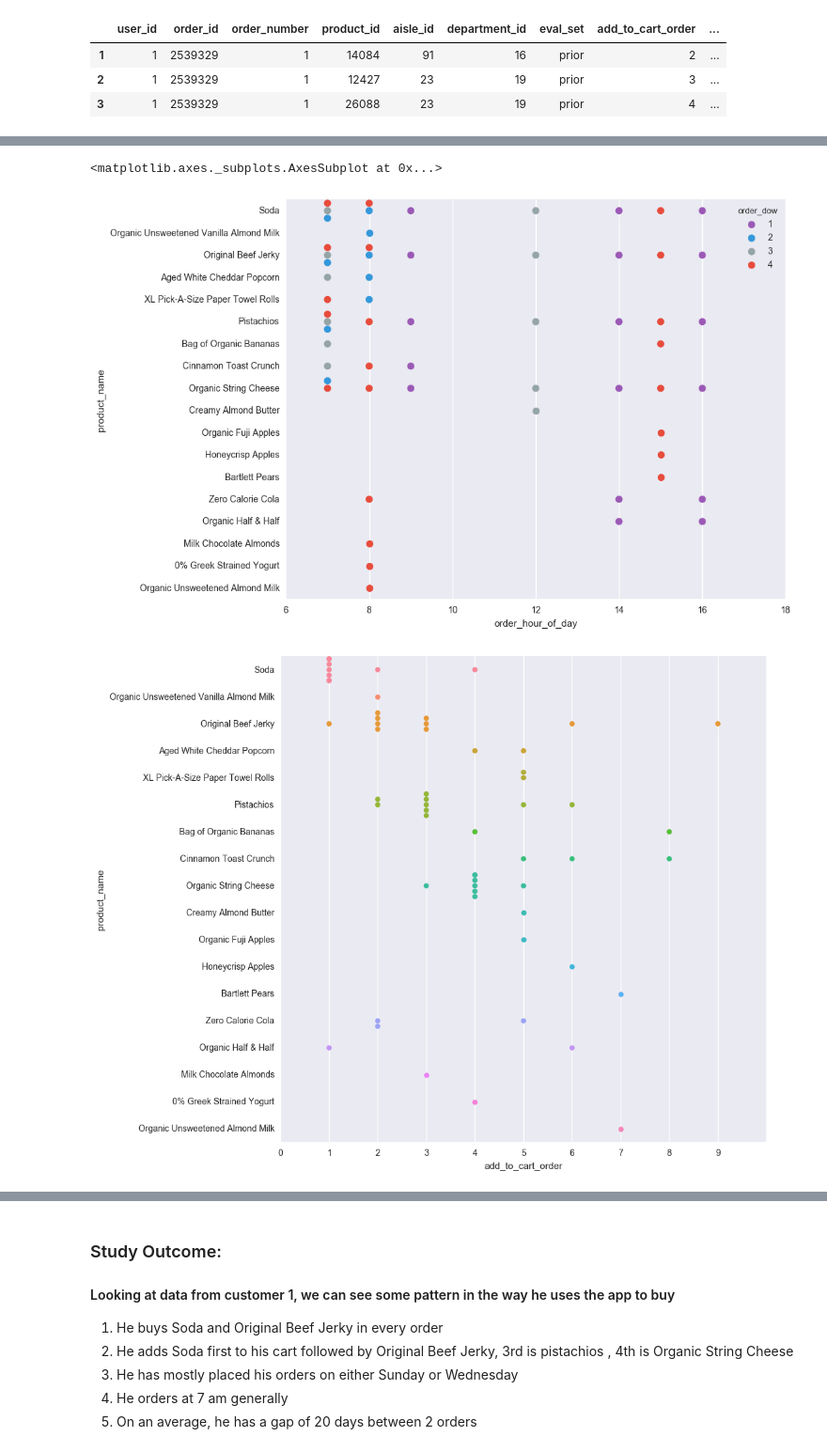
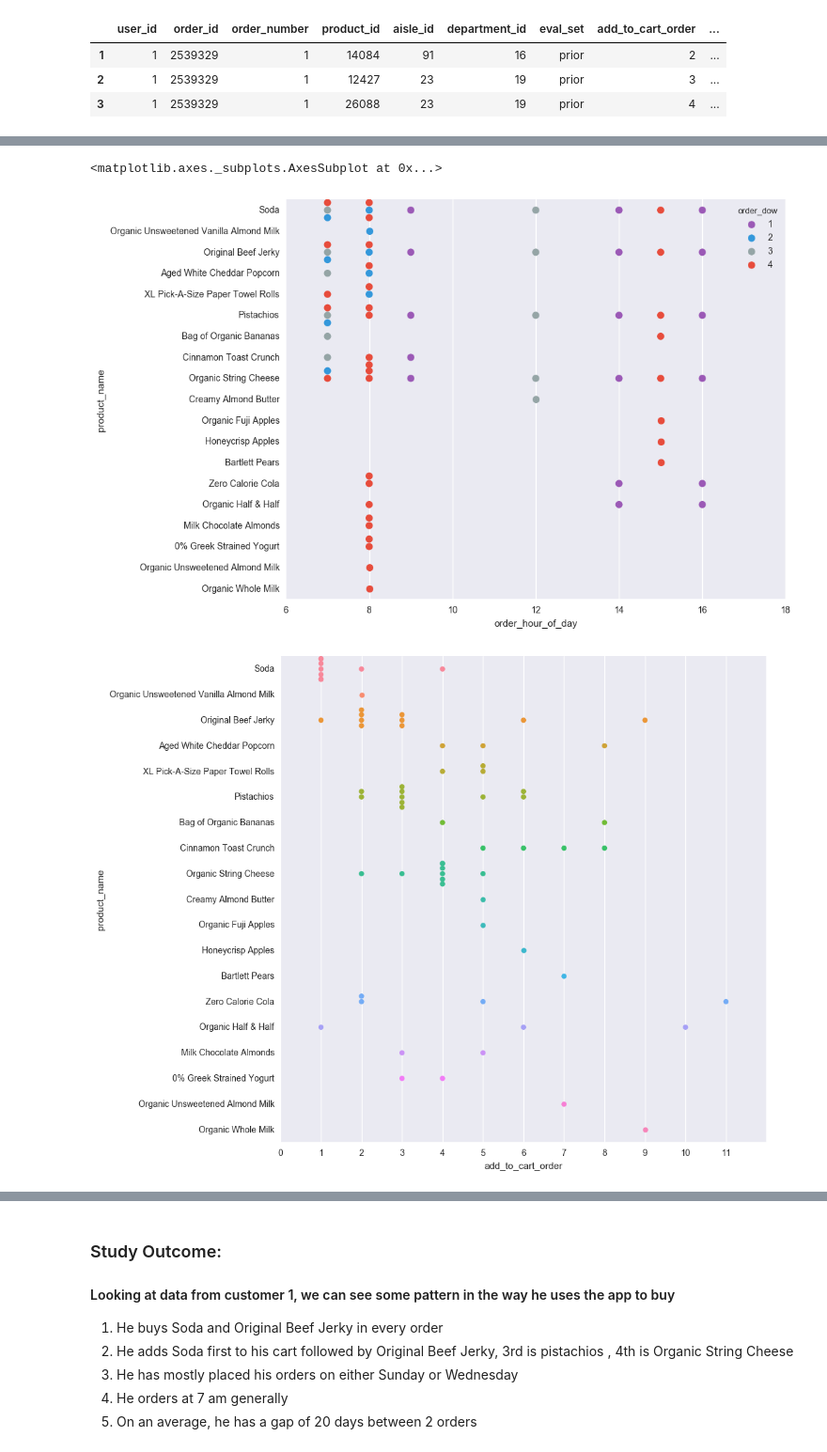
Before and after one commit to anishpillay2002/ML-Instacart-Kaggle, a Jupyter notebook: data_exploration.ipynb, the cells around one changed output, grey strips where cells are left out. Shown at 94% size. Drawn from its saved outputs; the diff is of its cells as text; code cells hidden in the pictures.

Commit message:
Ready to train

```diff
--- a/data_exploration.ipynb
+++ b/data_exploration.ipynb
@@ -332,8 +331,9 @@ print(user_data)
 cust_orders = pd.DataFrame();
 
 
-for order in (user_data[user_data.eval_set=='prior'].order_id):
+for order in (user_data[(user_data.eval_set=='prior') | (user_data.eval_set=='train' )].order_id):
     cust_orders = cust_orders.append(order_products_prior[order_products_prior.order_id==order])
+    cust_orders = cust_orders.append(order_products_train[order_products_train.order_id==order])
 # %%
 # Assuming DOW as below to give a better picture
 #dow = pd.DataFrame({'0': 'saturday', '1' : 'sunday', '2': 'monday', '3':'tuesday',  '4':'wednesday', '5':'thursday', '6':'friday'},columns=['a', 'b', 'c', 'd', 'e'])
@@ -342,7 +342,7 @@ dow = pd.DataFrame({'num_dow' : pd.Series([0,1,2,3,4,5,6], index=[0,1,2,3,4,5,6]
 # %%
 # Merging all datasets to obtain a specific customers buying pattern
 
-cust_data = cust_orders.merge(user_data[user_data.eval_set=='prior'], left_on='order_id', right_on='order_id', how='outer')
+cust_data = cust_orders.merge(user_data[(user_data.eval_set=='prior') | (user_data.eval_set=='train' )], left_on='order_id', right_on='order_id', how='outer')
 cust_data = cust_data.merge(products , left_on = 'product_id', right_on = 'product_id' , how= 'left')
 cust_data = cust_data.merge(aisles , left_on = 'aisle_id', right_on = 'aisle_id' , how= 'left')
 cust_data = cust_data.merge(departments , left_on = 'department_id', right_on = 'department_id' , how= 'left')
@@ -414,14 +414,14 @@ flatui = ["#9b59b6", "#3498db", "#95a5a6", "#e74c3c", "#34495e", "#2ecc71"]
 sns.swarmplot(cust_data.order_hour_of_day,cust_data.product_name, hue=cust_data.order_dow, palette= sns.color_palette(flatui), size=8)
 # %% [output]
 <matplotlib.axes._subplots.AxesSubplot at 0x...>
-[figure, old version]
+[figure, new version]
 # %%
 plt.figure(figsize=(10,10))
 sns.set(font_scale = 1)
 ax=sns.swarmplot(cust_data.add_to_cart_order,cust_data.product_name, size=6)
-ax.xaxis.set_ticks(np.arange(0, 10,1));
+ax.xaxis.set_ticks(np.arange(0, 12,1));
 # %% [output]
-[figure, old version]
+[figure, new version]
 # %%
 sns.barplot(cust_data.order_number,cust_data.days_since_prior_order)
 # %% [output]
```
Also changed, not shown: parts of 11 cells of this notebook, 1 other file.
